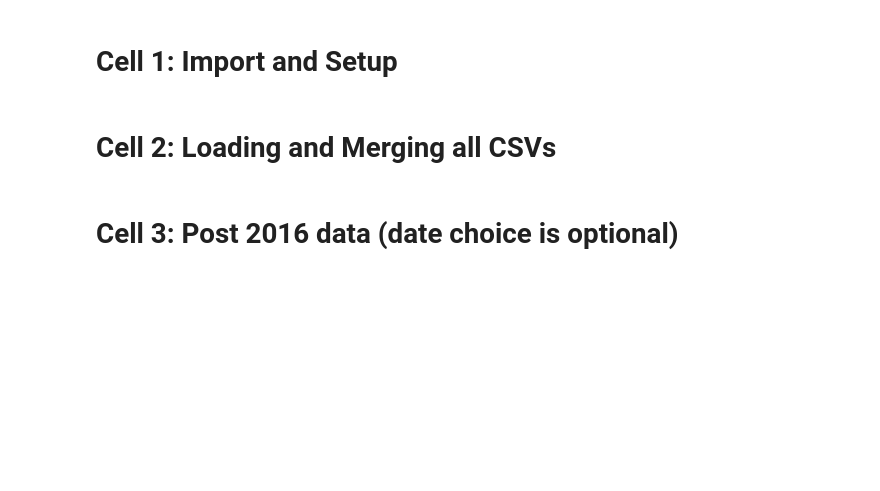
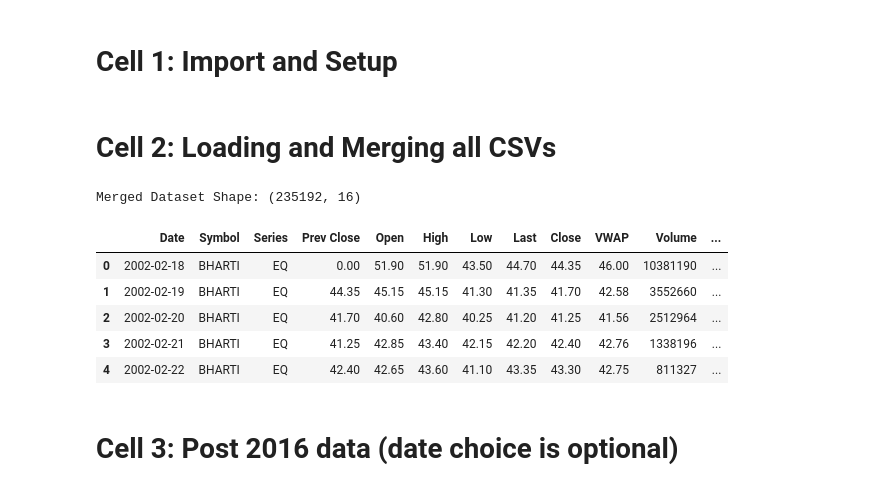
Before and after one commit to umangnaulakha/XAI-and-Anomaly-Detection-in-Financial-Data, a Jupyter notebook: notebooks/preprocessing.ipynb, the cells around one changed output. Cells and saved outputs as stored; diff of their text form; code cells hidden in the pictures; blank space fills up the shorter version.

```diff
--- a/notebooks/preprocessing.ipynb
+++ b/notebooks/preprocessing.ipynb
@@ -18,18 +18,27 @@ os.makedirs(PROCESSED_PATH, exist_ok=True)  # Create processed directory if it d
 # %%
 # List all CSV files in raw folder
 files = [f for f in os.listdir(RAW_PATH) if f.endswith(".csv")]
 
 dfs = []
 for file in files:
     df = pd.read_csv(os.path.join(RAW_PATH, file)) # Read each CSV file
-    df["company"] = file.replace(".csv", "")  # Add a column for company name
+    df["Company"] = file.replace(".csv", "")  # Add a column for company name
     dfs.append(df)
 
 # Merger all DataFrames
 data = pd.concat(dfs, ignore_index=True)
 
 print("Merged Dataset Shape:", data.shape)
+
 data.head()
+# %% [output]
+Merged Dataset Shape: (235192, 16)
+|  | Date | Symbol | Series | Prev Close | Open | High | Low | Last | Close | VWAP | Volume | ... |
+| 0 | 2002-02-18 | BHARTI | EQ | 0.00 | 51.90 | 51.90 | 43.50 | 44.70 | 44.35 | 46.00 | 10381190 | ... |
+| 1 | 2002-02-19 | BHARTI | EQ | 44.35 | 45.15 | 45.15 | 41.30 | 41.35 | 41.70 | 42.58 | 3552660 | ... |
+| 2 | 2002-02-20 | BHARTI | EQ | 41.70 | 40.60 | 42.80 | 40.25 | 41.20 | 41.25 | 41.56 | 2512964 | ... |
+| 3 | 2002-02-21 | BHARTI | EQ | 41.25 | 42.85 | 43.40 | 42.15 | 42.20 | 42.40 | 42.76 | 1338196 | ... |
+| 4 | 2002-02-22 | BHARTI | EQ | 42.40 | 42.65 | 43.60 | 41.10 | 43.35 | 43.30 | 42.75 | 811327 | ... |
 # %% [markdown]
 # Cell 3: Post 2016 data (date choice is optional)
 # %%
```
Also changed, not shown: parts of 4 cells of this notebook, 2 other files.
